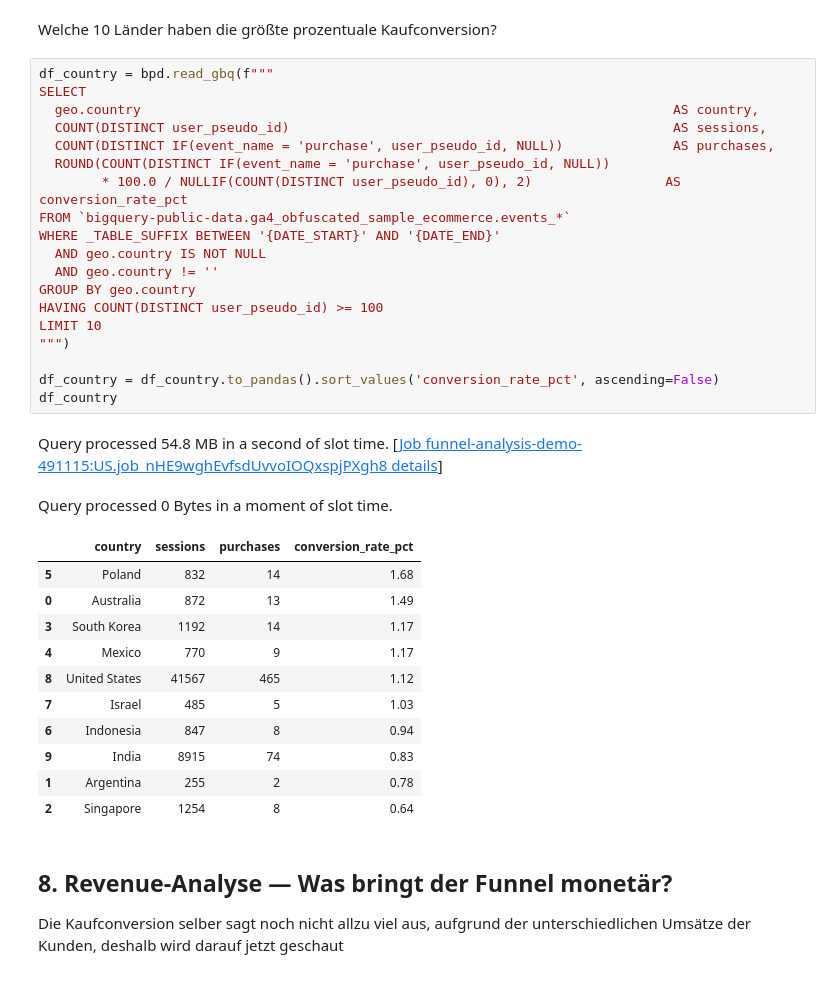
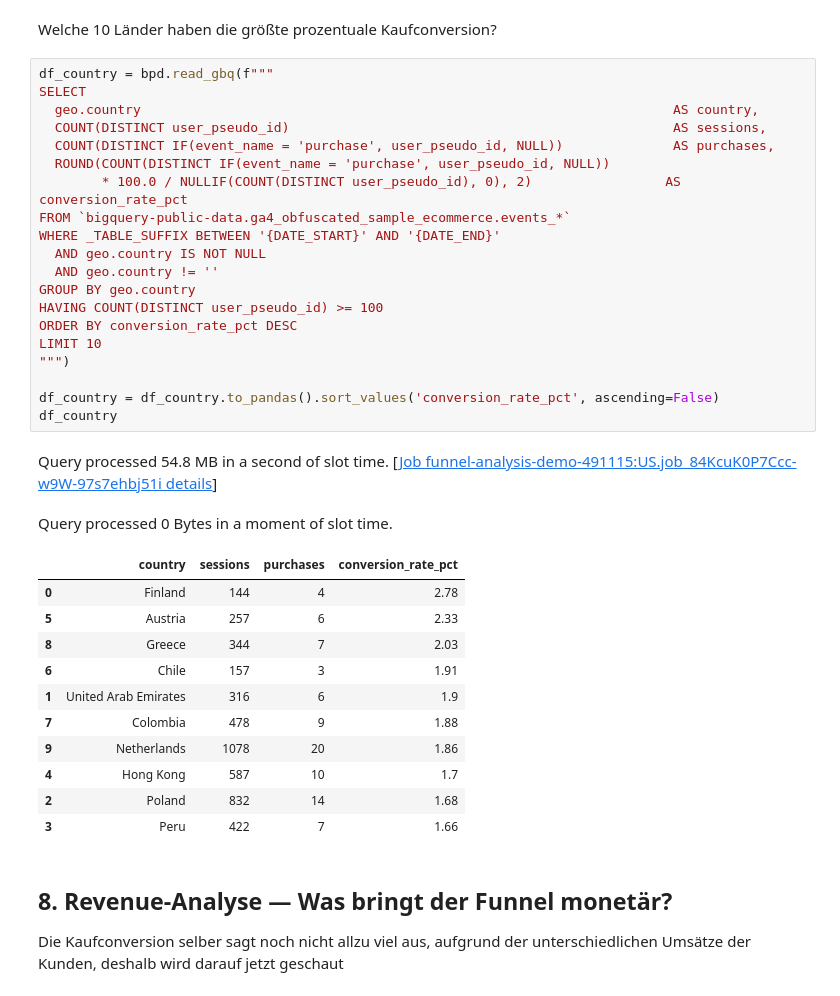
Before and after one commit to Buck-Data/Funnel-Analysis, a Jupyter notebook: notebooks/Big_Query.ipynb, the cells around one changed output. Drawn from its saved outputs; the diff is of its cells as text.

```diff
--- a/notebooks/Big_Query.ipynb
+++ b/notebooks/Big_Query.ipynb
@@ -255,36 +280,37 @@ Welche 10 Länder haben die größte prozentuale Kaufconversion?
 # %%
 df_country = bpd.read_gbq(f"""
 SELECT
   geo.country                                                                    AS country,
   COUNT(DISTINCT user_pseudo_id)                                                 AS sessions,
   COUNT(DISTINCT IF(event_name = 'purchase', user_pseudo_id, NULL))              AS purchases,
   ROUND(COUNT(DISTINCT IF(event_name = 'purchase', user_pseudo_id, NULL))
         * 100.0 / NULLIF(COUNT(DISTINCT user_pseudo_id), 0), 2)                 AS conversion_rate_pct
 FROM `bigquery-public-data.ga4_obfuscated_sample_ecommerce.events_*`
 WHERE _TABLE_SUFFIX BETWEEN '{DATE_START}' AND '{DATE_END}'
   AND geo.country IS NOT NULL
   AND geo.country != ''
 GROUP BY geo.country
 HAVING COUNT(DISTINCT user_pseudo_id) >= 100
+ORDER BY conversion_rate_pct DESC
 LIMIT 10
 """)
 
 df_country = df_country.to_pandas().sort_values('conversion_rate_pct', ascending=False)
 df_country
 # %% [output]
-Query processed 54.8 MB in a second of slot time. [Job funnel-analysis-demo-491115:US.job_nHE9wghEvfsdUvvoIOQxspjPXgh8 details]
+Query processed 54.8 MB in a second of slot time. [Job funnel-analysis-demo-491115:US.job_84KcuK0P7Ccc-w9W-97s7ehbj51i details]
 Query processed 0 Bytes in a moment of slot time.
 |  | country | sessions | purchases | conversion_rate_pct |
-| 5 | Poland | 832 | 14 | 1.68 |
-| 0 | Australia | 872 | 13 | 1.49 |
-| 3 | South Korea | 1192 | 14 | 1.17 |
-| 4 | Mexico | 770 | 9 | 1.17 |
-| 8 | United States | 41567 | 465 | 1.12 |
-| 7 | Israel | 485 | 5 | 1.03 |
-| 6 | Indonesia | 847 | 8 | 0.94 |
-| 9 | India | 8915 | 74 | 0.83 |
-| 1 | Argentina | 255 | 2 | 0.78 |
-| 2 | Singapore | 1254 | 8 | 0.64 |
+| 0 | Finland | 144 | 4 | 2.78 |
+| 5 | Austria | 257 | 6 | 2.33 |
+| 8 | Greece | 344 | 7 | 2.03 |
+| 6 | Chile | 157 | 3 | 1.91 |
+| 1 | United Arab Emirates | 316 | 6 | 1.9 |
+| 7 | Colombia | 478 | 9 | 1.88 |
+| 9 | Netherlands | 1078 | 20 | 1.86 |
+| 4 | Hong Kong | 587 | 10 | 1.7 |
+| 2 | Poland | 832 | 14 | 1.68 |
+| 3 | Peru | 422 | 7 | 1.66 |
 # %% [markdown]
 ## 8. Revenue-Analyse — Was bringt der Funnel monetär?
 
```
Also changed, not shown: parts of 6 cells of this notebook, 1 other file.
